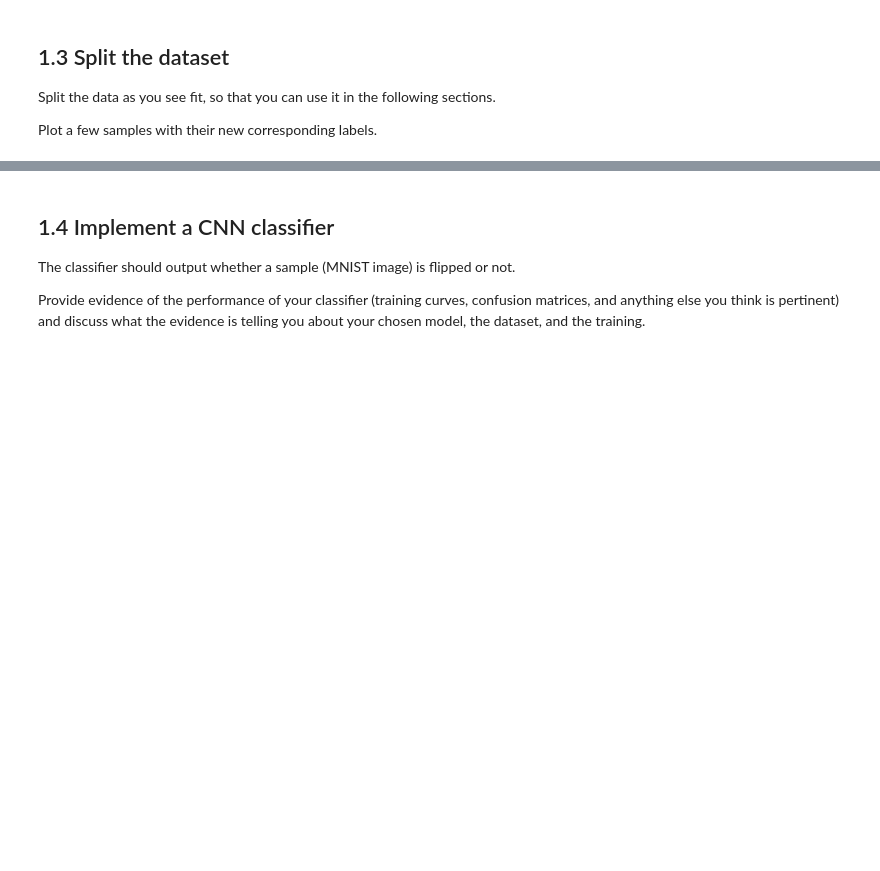
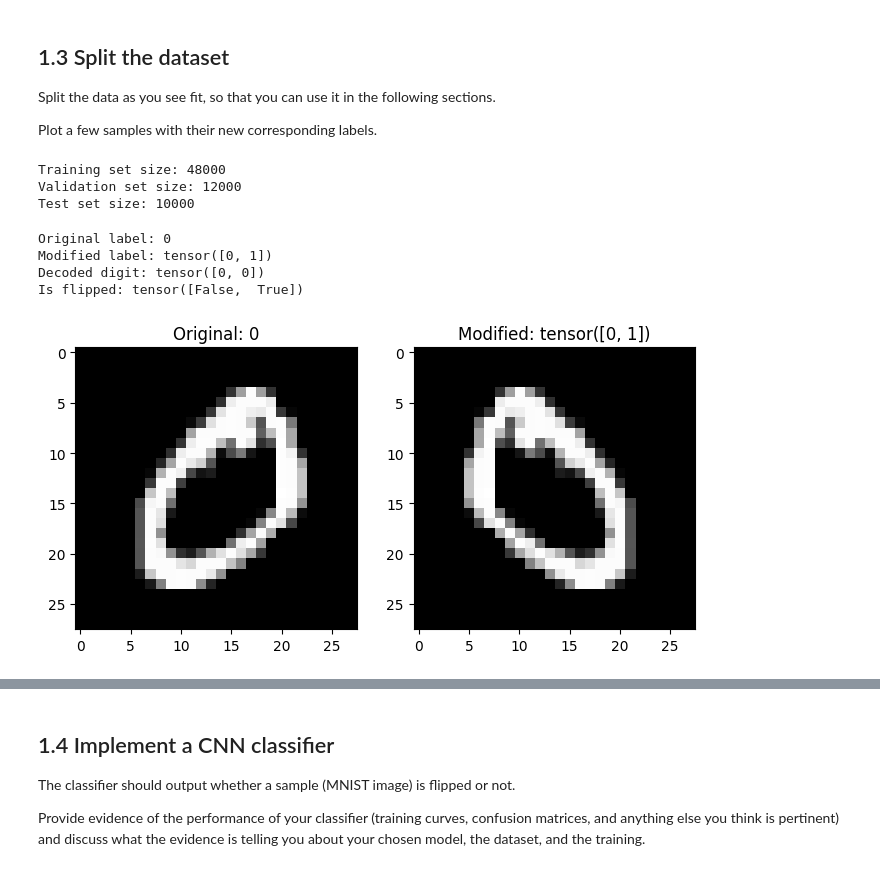
Before and after one commit to acse-baa124/ci_mpm, a Jupyter notebook: DL_Module_2024_Resit.ipynb, the cells around one changed output, grey strips where cells are left out. Drawn from its saved outputs; the diff is of its cells as text; code cells hidden in the pictures; blank space fills up the shorter version.

```diff
--- a/DL_Module_2024_Resit.ipynb
+++ b/DL_Module_2024_Resit.ipynb
@@ -71,0 +107,67 @@ Plot a few samples with their new corresponding labels.
+# %%
+train_size = int(0.8 * len(flip_train_dataset))
+val_size = len(flip_train_dataset) - train_size
+
+train_split, val_split = random_split(flip_train_dataset, [train_size, val_size])
+
+batch_size = 64
+train_loader = DataLoader(train_split, batch_size=batch_size, shuffle=True)
+val_loader = DataLoader(val_split, batch_size=batch_size, shuffle=False)
+test_loader = DataLoader(flip_test_dataset, batch_size=batch_size, shuffle=False)
+
+print(f"Training set size: {len(train_split)}")
+print(f"Validation set size: {len(val_split)}")
+print(f"Test set size: {len(flip_test_dataset)}")
+# %% [output]
+Training set size: 48000
+Validation set size: 12000
+Test set size: 10000
+# %%
+def denormalize(tensor):
+    return (tensor * 0.5) + 0.5
+
+def plot_samples(dataset, num_samples=12):
+    fig, axes = plt.subplots(3, 4, figsize=(12, 9))
+    axes = axes.ravel()
+
+    indices = np.random.choice(len(dataset), num_samples, replace=False)
+
+    for i, idx in enumerate(indices):
+        img, label = dataset[idx]
+
+        img_np = denormalize(img).squeeze().numpy()
+
+        # Extract from tuple: (original_digit, flip_status)
+        original_digit = label[0].item()
+        is_flipped = label[1].item() == 1
+
+        axes[i].imshow(img_np, cmap='gray')
+        axes[i].set_title(f'Digit: {original_digit}\n{"Flipped" if is_flipped else "Original"}\nLabel: {label}')
+        axes[i].axis('off')
+
+    plt.tight_layout()
+    plt.suptitle('MNIST Samples with Original/Flipped Labels', y=1.02, fontsize=16)
+    plt.show()
+# %%
+idx = 1  # or whatever index showed the wrong result
+original_img, original_label = train_dataset[idx]
+modified_img, modified_label = flip_train_dataset[idx]
+
+print(f"Original label: {original_label}")
+print(f"Modified label: {modified_label}")
+print(f"Decoded digit: {modified_label // 2}")
+print(f"Is flipped: {modified_label % 2 == 1}")
+
+# Plot both to compare
+fig, (ax1, ax2) = plt.subplots(1, 2, figsize=(8, 4))
+ax1.imshow(denormalize(original_img).squeeze(), cmap='gray')
+ax1.set_title(f'Original: {original_label}')
+ax2.imshow(denormalize(modified_img).squeeze(), cmap='gray')
+ax2.set_title(f'Modified: {modified_label}')
+plt.show()
+# %% [output]
+Original label: 0
+Modified label: tensor([0, 1])
+Decoded digit: tensor([0, 0])
+Is flipped: tensor([False,  True])
+[figure, added]
```
Also changed, not shown: parts of 35 cells of this notebook.
